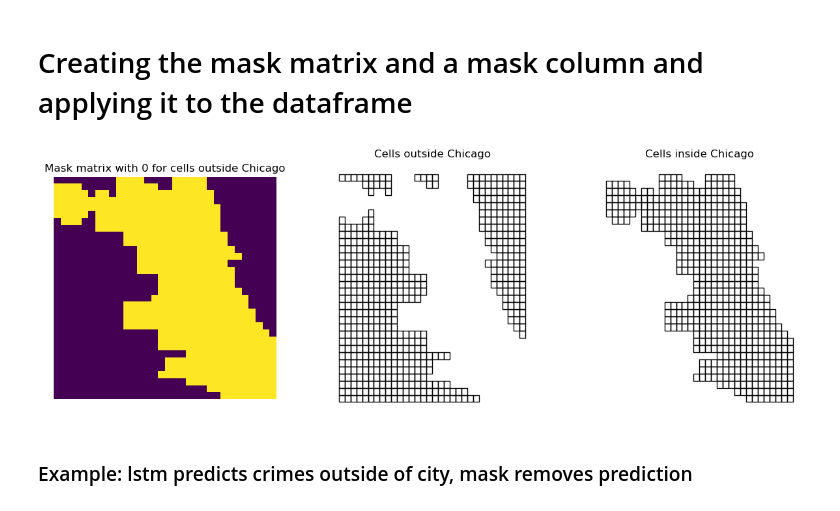
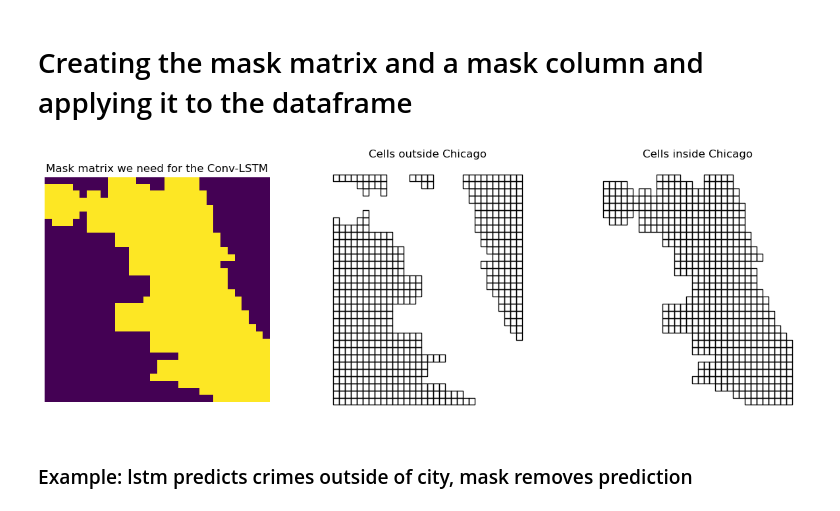
Before and after one commit to boomerr1/CrimeChicagoUC, a Jupyter notebook: Data_visualisation.ipynb, the cells around one changed output. Drawn from its saved outputs; the diff is of its cells as text; code cells hidden in the pictures.

Commit message:
mask example

```diff
--- a/Data_visualisation.ipynb
+++ b/Data_visualisation.ipynb
@@ -115,25 +98,25 @@ for i in range(mask.shape[0]):
 # %%
 grid_df = gpd.GeoDataFrame(grid, crs=crs)
 
 fig, ax = plt.subplots(1, 3, figsize=(15, 5))
 
 
 ax[0].imshow(mask)
-ax[0].set_title("Mask matrix with 0 for cells outside Chicago")
+ax[0].set_title("Mask matrix we need for the Conv-LSTM")
 ax[0].axis("off")
 
 # plot cells that are not in chicago
 grid_df.loc[grid_df['mask'] == 0].plot(ax=ax[1], color='none', edgecolor='black')
 ax[1].set_title("Cells outside Chicago")
 ax[1].axis("off")
 
 # plot cells that are in chicago
 grid_df.loc[grid_df['mask'] == 1].plot(ax=ax[2], color='none', edgecolor='black')
 ax[2].set_title("Cells inside Chicago")
 ax[2].axis("off")
 plt.show()
 # %% [output]
-[figure, old version]
+[figure, new version]
 # %% [markdown]
 ### Example: lstm predicts crimes outside of city, mask removes prediction
 # %%
```
Also changed, not shown: parts of 1 cell of this notebook.
